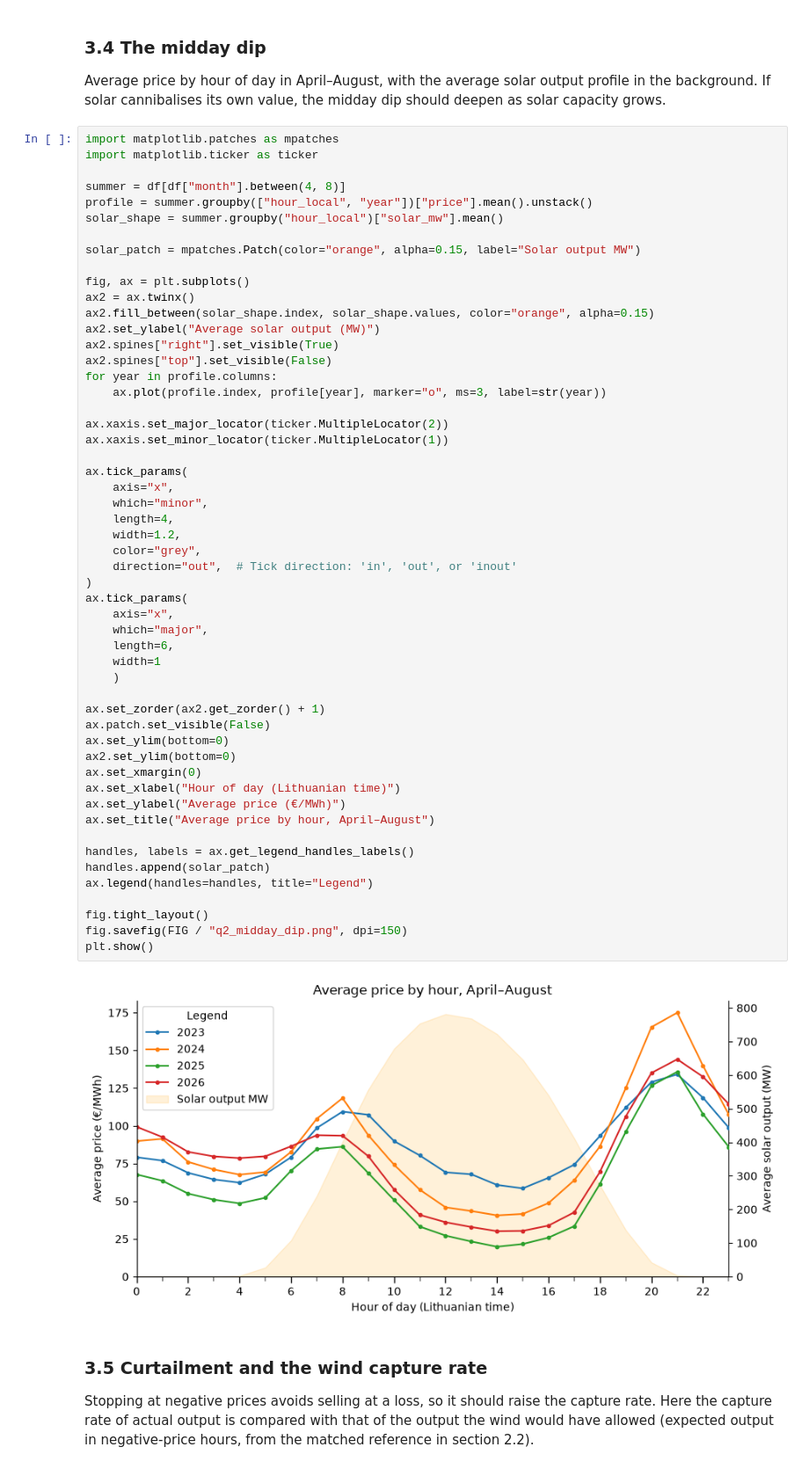
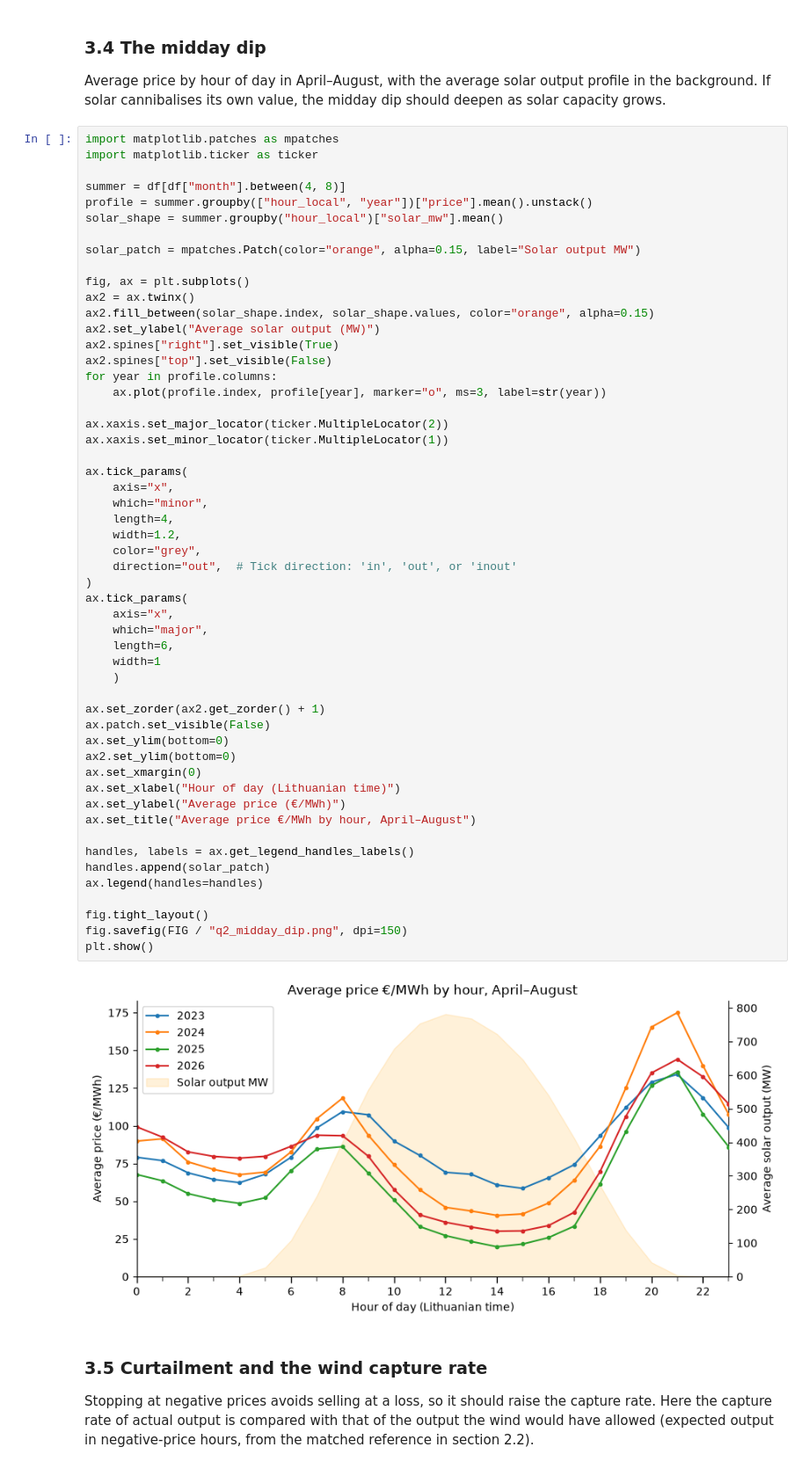
Before and after one commit to MangirdasMikalkenas/Weather_as_a_price_driver_-_Lithuanian_day-ahead_power_prices-_2023-2026, a Jupyter notebook: notebooks/02_wind_value.ipynb, the cells around one changed output. Shown at 88% size. Cells and saved outputs as stored; diff of their text form.

```diff
--- a/notebooks/02_wind_value.ipynb
+++ b/notebooks/02_wind_value.ipynb
@@ -338,36 +338,36 @@ ax.xaxis.set_minor_locator(ticker.MultipleLocator(1))
 ax.tick_params(
     axis="x",
     which="minor",
     length=4,
     width=1.2,
     color="grey",
     direction="out",  # Tick direction: 'in', 'out', or 'inout'
 )
 ax.tick_params(
     axis="x",
     which="major",
     length=6,
     width=1
     )
 
 ax.set_zorder(ax2.get_zorder() + 1)
 ax.patch.set_visible(False)
 ax.set_ylim(bottom=0)
 ax2.set_ylim(bottom=0)
 ax.set_xmargin(0)
 ax.set_xlabel("Hour of day (Lithuanian time)")
 ax.set_ylabel("Average price (€/MWh)")
-ax.set_title("Average price by hour, April–August")
+ax.set_title("Average price €/MWh by hour, April–August")
 
 handles, labels = ax.get_legend_handles_labels()
 handles.append(solar_patch)
-ax.legend(handles=handles, title="Legend")
+ax.legend(handles=handles)
 
 fig.tight_layout()
 fig.savefig(FIG / "q2_midday_dip.png", dpi=150)
 plt.show()
 # %% [output]
-[figure, old version]
+[figure, new version]
 # %% [markdown]
 ### 3.5 Curtailment and the wind capture rate
 Stopping at negative prices avoids selling at a loss, so it should raise the capture rate. Here the capture rate
```
Also changed, not shown: parts of 4 cells of this notebook, 1 other file.
